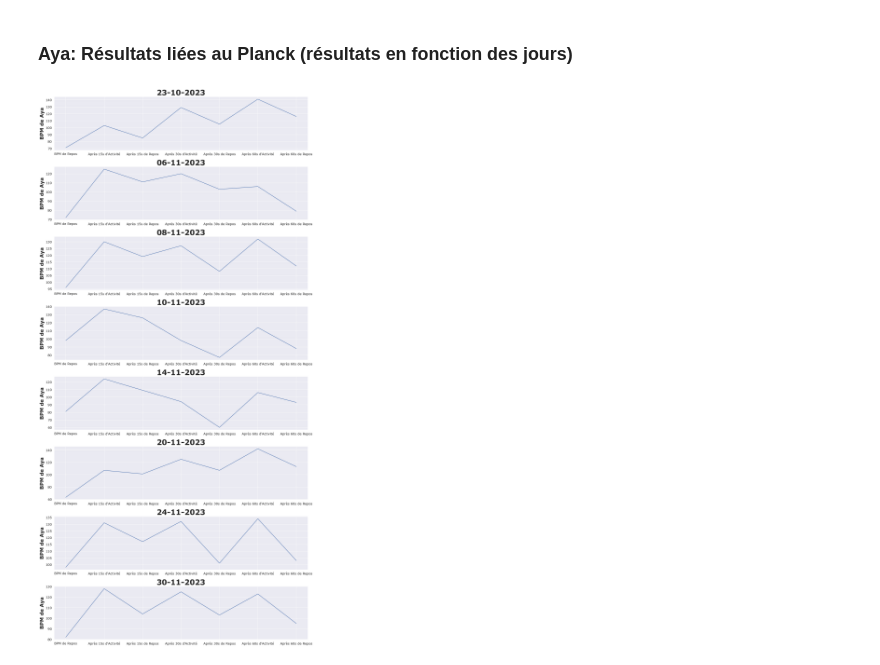
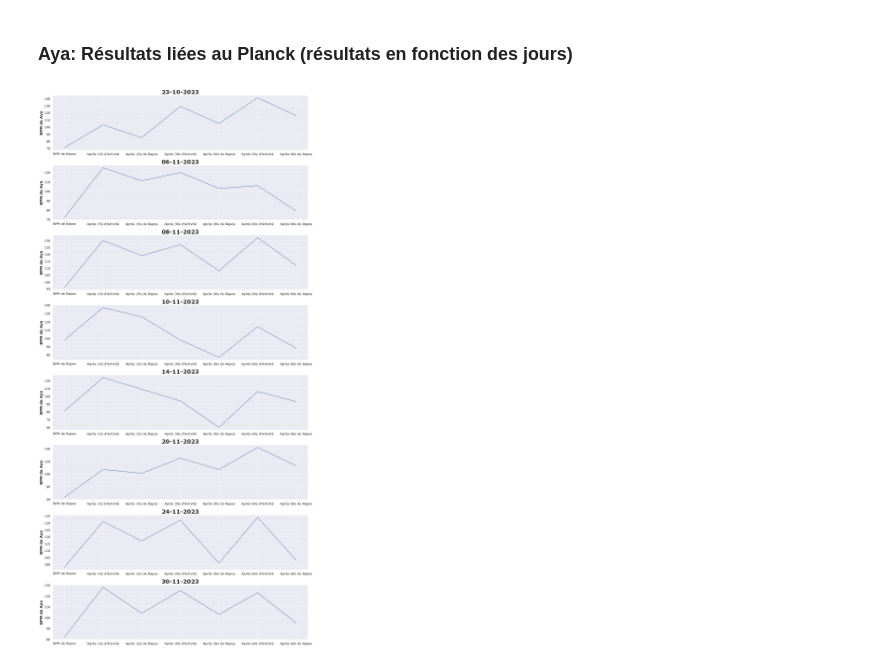
Before and after one commit to Kibalchish47/CalisphAir-LFLV-2023, a Jupyter notebook: code/visualisation de données.ipynb, the cells around one changed output. Cells and saved outputs as stored; diff of their text form; code cells hidden in the pictures.

```diff
--- a/code/visualisation de données.ipynb
+++ b/code/visualisation de données.ipynb
@@ -169,8 +169,8 @@ for i in range(8):
                                 athlete_results_yara_after30s_rest[i],
                                 athlete_results_yara_after60s_exercise[i],
                                 athlete_results_yara_after60s_rest[i]])
-    plt.title(dates[i], fontweight="bold", fontsize=30)
-    plt.ylabel("BPM de Yara", fontweight="bold", fontsize=20)
+    plt.title(dates[i], fontweight="bold", fontsize=23)
+    plt.ylabel("BPM de Yara", fontweight="bold", fontsize=15)
 plt.tight_layout()
 plt.show()
 # %% [output]
@@ -180,19 +180,19 @@ plt.show()
 # %%
 sns.set(font_scale=1.2, font="Verdana")
 
 plt.figure(figsize=(16, 32))
 for i in range(8):
     plt.subplot(8, 1, i + 1)
     sns.lineplot(x=x_labels, y=[athlete_results_aya_restingBPM[i],
                                 athlete_results_aya_after15s_exercise[i],
                                 athlete_results_aya_after15s_rest[i],
                                 athlete_results_aya_after30s_exercise[i],
                                 athlete_results_aya_after30s_rest[i],
                                 athlete_results_aya_after60s_exercise[i],
                                 athlete_results_aya_after60s_rest[i]])
-    plt.title(dates[i], fontweight="bold", fontsize=30)
-    plt.ylabel("BPM de Aya", fontweight="bold", fontsize=20)
+    plt.title(dates[i], fontweight="bold", fontsize=23)
+    plt.ylabel("BPM de Aya", fontweight="bold", fontsize=15)
 plt.tight_layout()
 plt.show()
 # %% [output]
-[figure, old version]
+[figure, new version]
```
Also changed, not shown: parts of 3 cells of this notebook.
